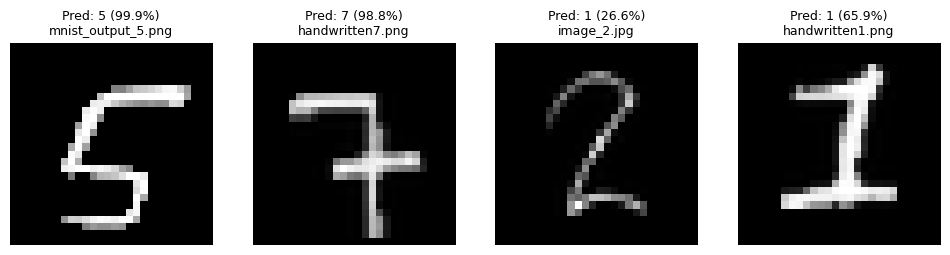
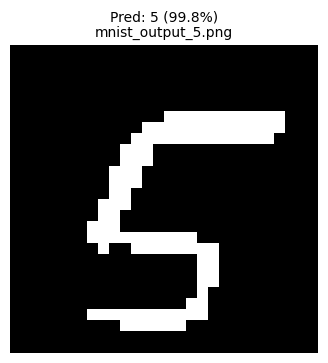
The notebook cell's code change between the first figure and the second:
--- before
+++ after
@@ -9,5 +9,5 @@
     img = ImageOps.autocontrast(img)
     img = ImageOps.invert(img) if np.mean(img) > 127 else img
-    img = img.point(lambda p: p if p > 120 else 0)
+    img = img.point(lambda p: 255 if p > 120 else 0)
 
     bbox = img.getbbox()
@@ -23,44 +23,30 @@
 
     cy, cx = center_of_mass(img_array)
-    sy, sx = np.round(14.0 - cy), np.round(14.0 - cx) # 14.0 is the center of 28x28
+    sy, sx = np.round(14.0 - cy), np.round(14.0 - cx)
     img_array = shift(img_array, shift=(sy, sx), cval=0)
 
     return img_array.astype("float32") / 255.0
 
-# --- Execution ---
-data_dir = "."
-image_extensions = (".jpg", ".png", ".jpeg")
-image_files = [f for f in os.listdir(data_dir) if f.endswith(image_extensions)]
 
-if image_files:
-    n = len(image_files)
-    cols = min(n, 5)
-    rows = (n + cols - 1) // cols
+img_path = "/content/mnist_output_5.png"
 
-    fig, axes = plt.subplots(rows, cols, figsize=(12, 3 * rows), squeeze=False)
-    plt.subplots_adjust(hspace=0.6)
-    axes = axes.flatten()
+if os.path.exists(img_path):
+    try:
+        print(f"Processing '{img_path}'...")
+        img_array = preprocess_mnist_image(img_path)
 
-    print(f"\nProcessing {n} images...")
-    for i, filename in enumerate(image_files):
-        img_path = os.path.join(data_dir, filename)
-        try:
-            img_array = preprocess_mnist_image(img_path)
-            img_flat = img_array.reshape(1, -1)
-            probs = stacking_model.predict_proba(img_flat)[0]
-            prediction = np.argmax(probs)
-            confidence = np.max(probs)
+        img_flat = img_array.reshape(1, -1)
+        probs = stacking_model.predict_proba(img_flat)[0]
+        prediction = np.argmax(probs)
+        confidence = np.max(probs)
 
-            axes[i].imshow(img_array, cmap="gray")
-            # Slightly smaller title font to keep it clean
-            axes[i].set_title(f"Pred: {prediction} ({confidence:.1%})\n{filename}", fontsize=9)
-            axes[i].axis("off")
-        except Exception as e:
-            print(f"Error processing {filename}: {e}")
+        plt.figure(figsize=(4, 4))
+        plt.imshow(img_array, cmap="gray")
+        plt.title(f"Pred: {prediction} ({confidence:.1%})\n{os.path.basename(img_path)}", fontsize=10)
+        plt.axis("off")
+        plt.show()
 
-    for j in range(i + 1, len(axes)):
-        axes[j].axis("off")
-
-    plt.show()
+    except Exception as e:
+        print(f"Error processing {img_path}: {e}")
 else:
-    print(f"No image files found in '{os.path.abspath(data_dir)}'.")
+    print(f"Error: Could not find the file '{img_path}'. Please check the path.")

Commit: updated preprocessed code